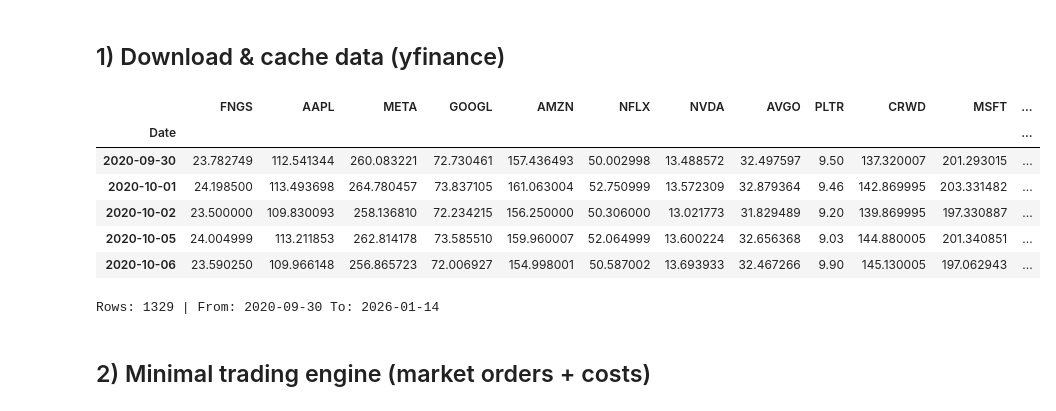
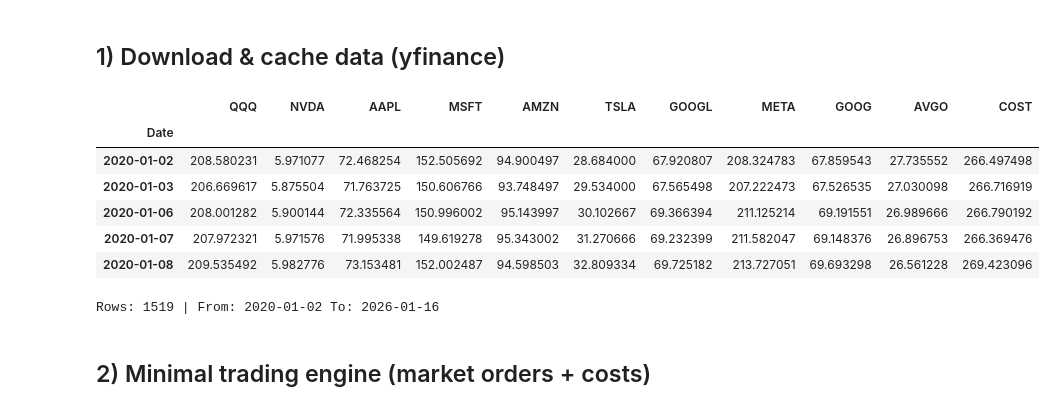
Before and after one commit to weiyuanoh/FYP, a Jupyter notebook: genk_etf_arbitrage_yfinance_demo.ipynb, the cells around one changed output. Saved outputs shown, nothing was run; the diff lists cells and outputs as text; code cells hidden in the pictures.

```diff
--- a/genk_etf_arbitrage_yfinance_demo.ipynb
+++ b/genk_etf_arbitrage_yfinance_demo.ipynb
@@ -25,8 +25,8 @@ import os
 ## 1) Download & cache data (yfinance)
 # %%
 # Configuration
-ETF_TICKER = "FNGS"  # FANG+ (proxy for 'FAANG' in the assignment)
-COMPONENTS = ['AAPL', 'META', 'GOOGL', 'AMZN', 'NFLX', 'NVDA', "AVGO", 'PLTR', 'CRWD', 'MSFT', 'NOW', "TSLA"] # FAANG constituents (Google as GOOGL, Facebook as META)
+ETF_TICKER = "QQQ"  # FANG+ (proxy for 'FAANG' in the assignment)
+COMPONENTS = ["NVDA","AAPL","MSFT","AMZN","TSLA","GOOGL","META","GOOG","AVGO","COST"] # FAANG constituents (Google as GOOGL, Facebook as META)
 ALL_TICKERS = [ETF_TICKER] + COMPONENTS
 
 START = "2020-01-01"
@@ -56,41 +56,41 @@ def load_prices_yfinance(tickers: List[str], start: str, end: Optional[str], int
 
     # yfinance returns either:
     # - MultiIndex columns when multiple tickers, or
     # - single-level columns when one ticker
     if isinstance(data.columns, pd.MultiIndex):
         # pick "Close" (already auto-adjusted)
         closes = {}
         for t in tickers:
             if (t, "Close") in data.columns:
                 closes[t] = data[(t, "Close")]
             elif (t, "Adj Close") in data.columns:
                 closes[t] = data[(t, "Adj Close")]
             else:
                 raise ValueError(f"Ticker {t} missing Close/Adj Close in download result.")
         df = pd.DataFrame(closes)
     else:
         # single ticker case
         if "Close" in data.columns:
             df = data[["Close"]].rename(columns={"Close": tickers[0]})
         else:
             raise ValueError("Unexpected yfinance format.")
 
     df = df.dropna(how="any")
     df.to_csv(cache_path)
     return df
 
 prices = load_prices_yfinance(ALL_TICKERS, START, END, INTERVAL, CACHE_PATH)
 display(prices.head())
 print("Rows:", len(prices), "| From:", prices.index.min().date(), "To:", prices.index.max().date())
 # %% [output]
-|  | FNGS | AAPL | META | GOOGL | AMZN | NFLX | NVDA | AVGO | PLTR | CRWD | MSFT | ... |
-| Date |  |  |  |  |  |  |  |  |  |  |  | ... |
-| 2020-09-30 | 23.782749 | 112.541344 | 260.083221 | 72.730461 | 157.436493 | 50.002998 | 13.488572 | 32.497597 | 9.50 | 137.320007 | 201.293015 | ... |
-| 2020-10-01 | 24.198500 | 113.493698 | 264.780457 | 73.837105 | 161.063004 | 52.750999 | 13.572309 | 32.879364 | 9.46 | 142.869995 | 203.331482 | ... |
-| 2020-10-02 | 23.500000 | 109.830093 | 258.136810 | 72.234215 | 156.250000 | 50.306000 | 13.021773 | 31.829489 | 9.20 | 139.869995 | 197.330887 | ... |
-| 2020-10-05 | 24.004999 | 113.211853 | 262.814178 | 73.585510 | 159.960007 | 52.064999 | 13.600224 | 32.656368 | 9.03 | 144.880005 | 201.340851 | ... |
-| 2020-10-06 | 23.590250 | 109.966148 | 256.865723 | 72.006927 | 154.998001 | 50.587002 | 13.693933 | 32.467266 | 9.90 | 145.130005 | 197.062943 | ... |
+|  | QQQ | NVDA | AAPL | MSFT | AMZN | TSLA | GOOGL | META | GOOG | AVGO | COST |
+| Date |  |  |  |  |  |  |  |  |  |  |  |
+| 2020-01-02 | 208.580231 | 5.971077 | 72.468254 | 152.505692 | 94.900497 | 28.684000 | 67.920807 | 208.324783 | 67.859543 | 27.735552 | 266.497498 |
+| 2020-01-03 | 206.669617 | 5.875504 | 71.763725 | 150.606766 | 93.748497 | 29.534000 | 67.565498 | 207.222473 | 67.526535 | 27.030098 | 266.716919 |
+| 2020-01-06 | 208.001282 | 5.900144 | 72.335564 | 150.996002 | 95.143997 | 30.102667 | 69.366394 | 211.125214 | 69.191551 | 26.989666 | 266.790192 |
+| 2020-01-07 | 207.972321 | 5.971576 | 71.995338 | 149.619278 | 95.343002 | 31.270666 | 69.232399 | 211.582047 | 69.148376 | 26.896753 | 266.369476 |
+| 2020-01-08 | 209.535492 | 5.982776 | 73.153481 | 152.002487 | 94.598503 | 32.809334 | 69.725182 | 213.727051 | 69.693298 | 26.561228 | 269.423096 |
-Rows: 1329 | From: 2020-09-30 To: 2026-01-14
+Rows: 1519 | From: 2020-01-02 To: 2026-01-16
 # %% [markdown]
 ## 2) Minimal trading engine (market orders + costs)
 # %%
```
Also changed, not shown: parts of 5 cells of this notebook, 4 other files.
